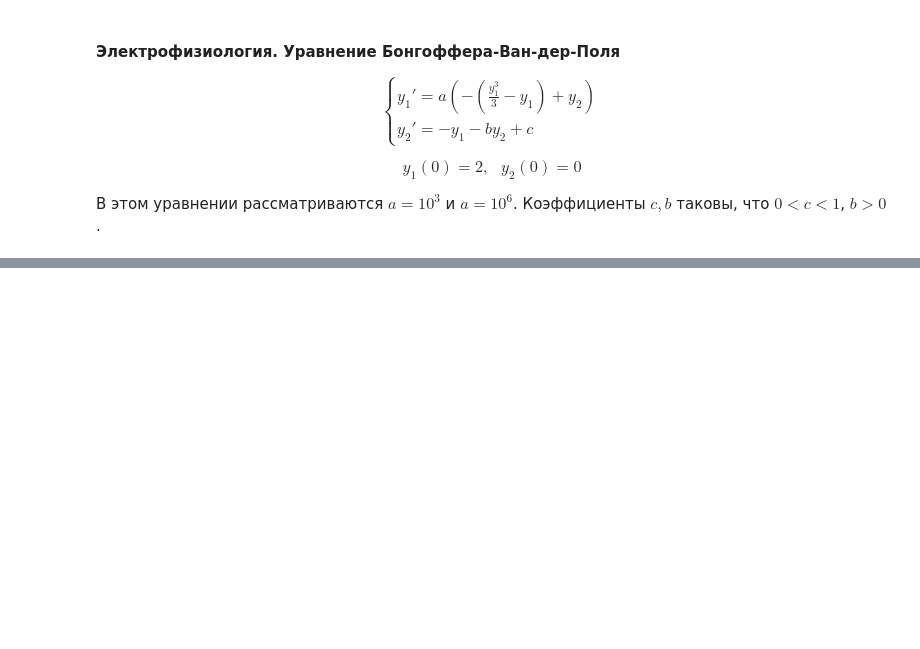
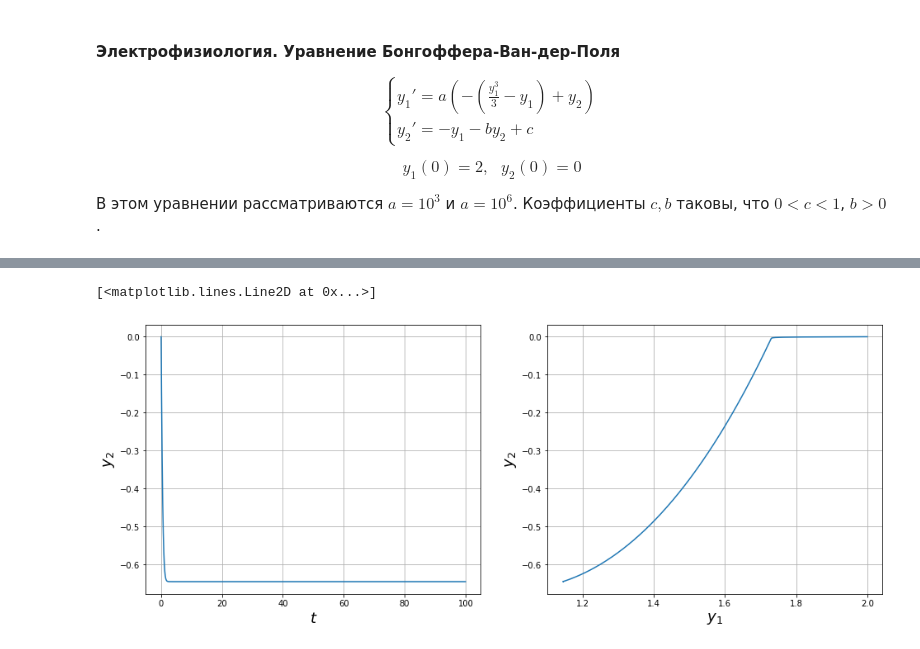
Before and after one commit to pavel-collab/comp-math, a Jupyter notebook: lab07/lab07.ipynb, the cells around one changed output, grey strips where cells are left out. Saved outputs shown, nothing was run; the diff lists cells and outputs as text; code cells hidden in the pictures; blank space fills up the shorter version.

```diff
--- a/lab07/lab07.ipynb
+++ b/lab07/lab07.ipynb
@@ -120,0 +129,9 @@ Text(0, 0.5, 'y2')
+# %%
+y1, y2 =  smp.Symbol('y[0]'), smp.Symbol('y[1]')
+a, b, c = smp.Symbol('a'), smp.Symbol('b'), smp.Symbol('c')
+
+f1 = a*(-(y1**3/3 - y1) + y2)
+f2 = -y1 - b*y2 + c
+
+Y = smp.Matrix([f1, f2])
+X = smp.Matrix([y1, y2])
@@ -120,0 +150,35 @@ Text(0, 0.5, 'y2')
+# %%
+def f(t, y, a, b, c):
+  return [a*(y[0] + y[1] - y[0]**3/3),
+          c - y[0] - b*y[1]]
+
+def jac(t, y, a, b, c):
+  return [[a*(1 - y[0]**2),  a],
+          [             -1, -b]]
+# %%
+r = ode(f, jac).set_integrator('vode', method='bdf', with_jacobian=True)
+r.set_initial_value((y01, y02)).set_f_params(A, B, C).set_jac_params(A, B, C)
+
+t1, dt, t, y1, y2 = 100, 0.0001, [0.], [y01], [y02]
+while r.successful() and r.t < t1:
+    r.integrate(r.t + dt)
+    t.append(r.t)
+    y1.append(r.y[0])
+    y2.append(r.y[1])
+# %%
+fig = plt.figure(figsize=(16, 6))
+
+plt.subplot(1, 2, 1)
+plt.ylabel(r'$y_2$', {'fontsize': 18})
+plt.xlabel(r'$t$', {'fontsize': 18})
+plt.grid(True)
+plt.plot(t, y2)
+
+plt.subplot(1, 2, 2)
+plt.ylabel(r'$y_2$', {'fontsize': 18})
+plt.xlabel(r'$y_1$', {'fontsize': 18})
+plt.grid(True)
+plt.plot(y1, y2)
+# %% [output]
+[<matplotlib.lines.Line2D at 0x...>]
+[figure, added]
```
Also changed, not shown: parts of 11 cells of this notebook, 1 other file.
